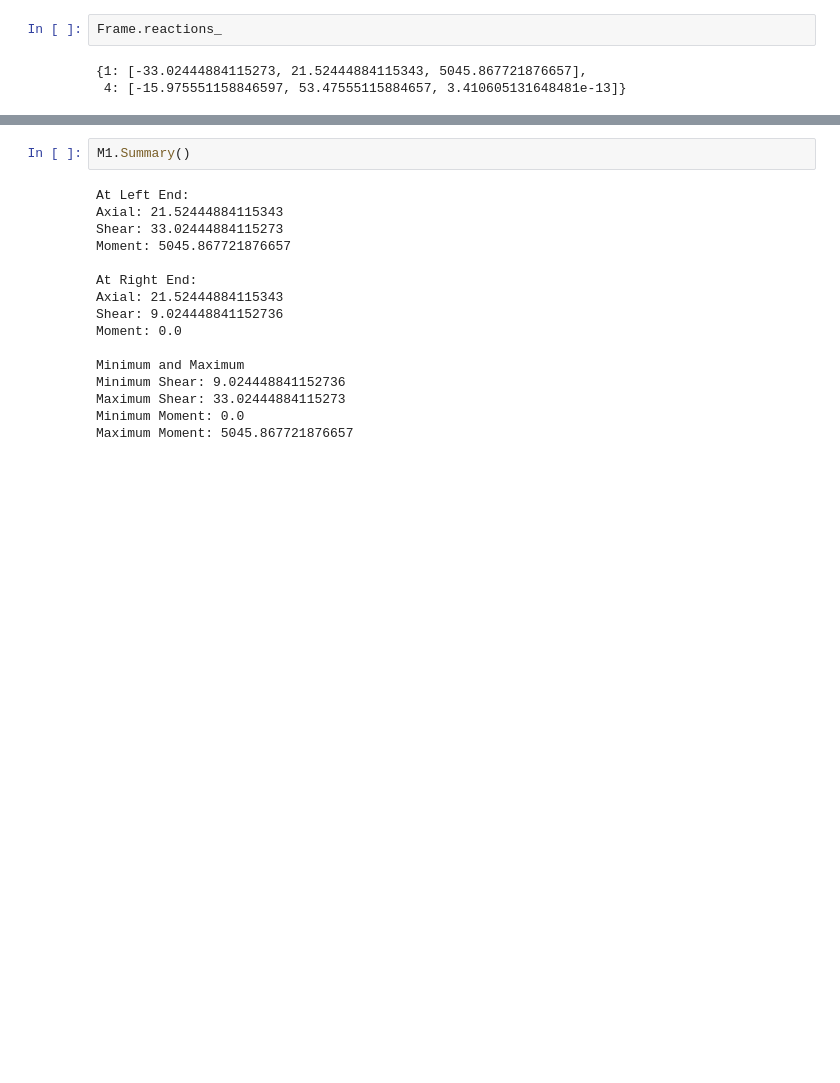
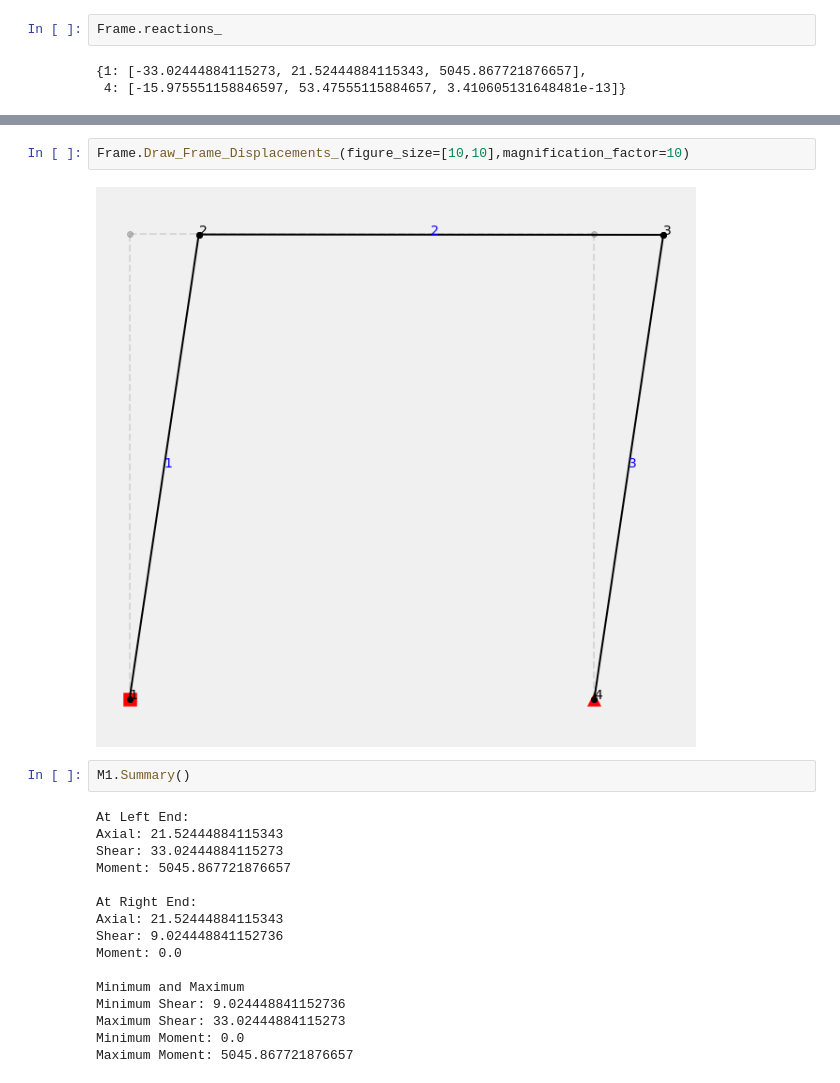
Before and after one commit to mjamezquidilla/pysead, a Jupyter notebook: Examples/Frame_2D/Example 6.ipynb, the cells around one changed output, grey strips where cells are left out. Saved outputs shown, nothing was run; the diff lists cells and outputs as text; blank space fills up the shorter version.

```diff
--- a/Examples/Frame_2D/Example 6.ipynb
+++ b/Examples/Frame_2D/Example 6.ipynb
@@ -46,3 +50,7 @@ Frame.reactions_
+# %%
+Frame.Draw_Frame_Displacements_(figure_size=[10,10],magnification_factor=10)
+# %% [output]
+[figure, added]
 # %%
 M1.Summary()
 # %% [output]
```
Also changed, not shown: parts of 2 cells of this notebook, 7 other files.
